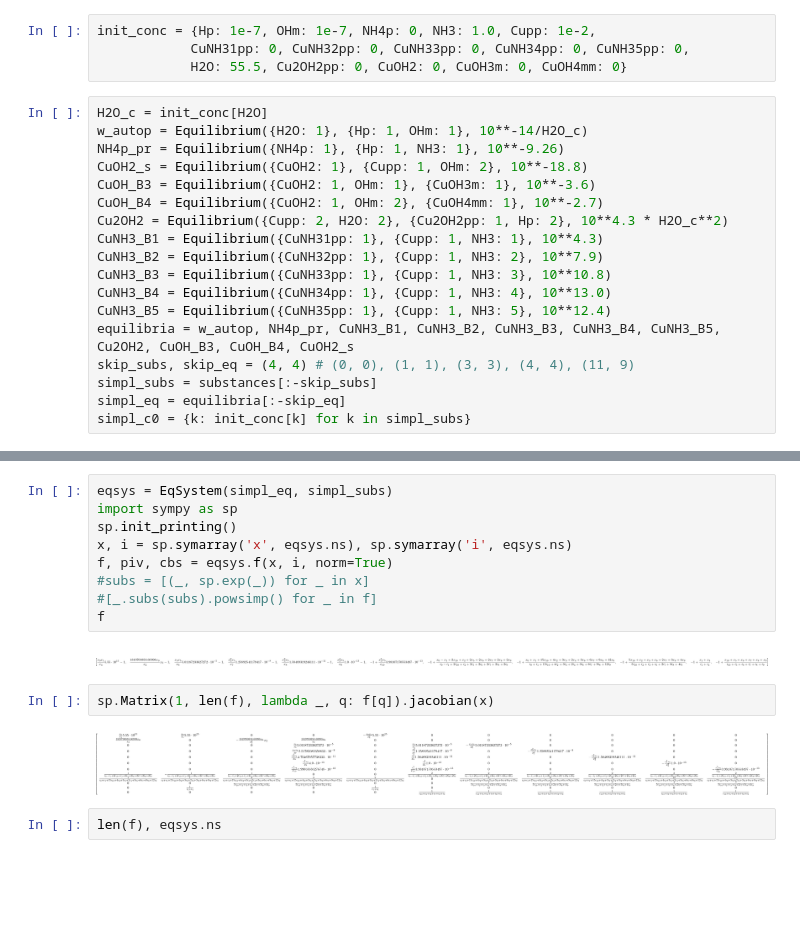
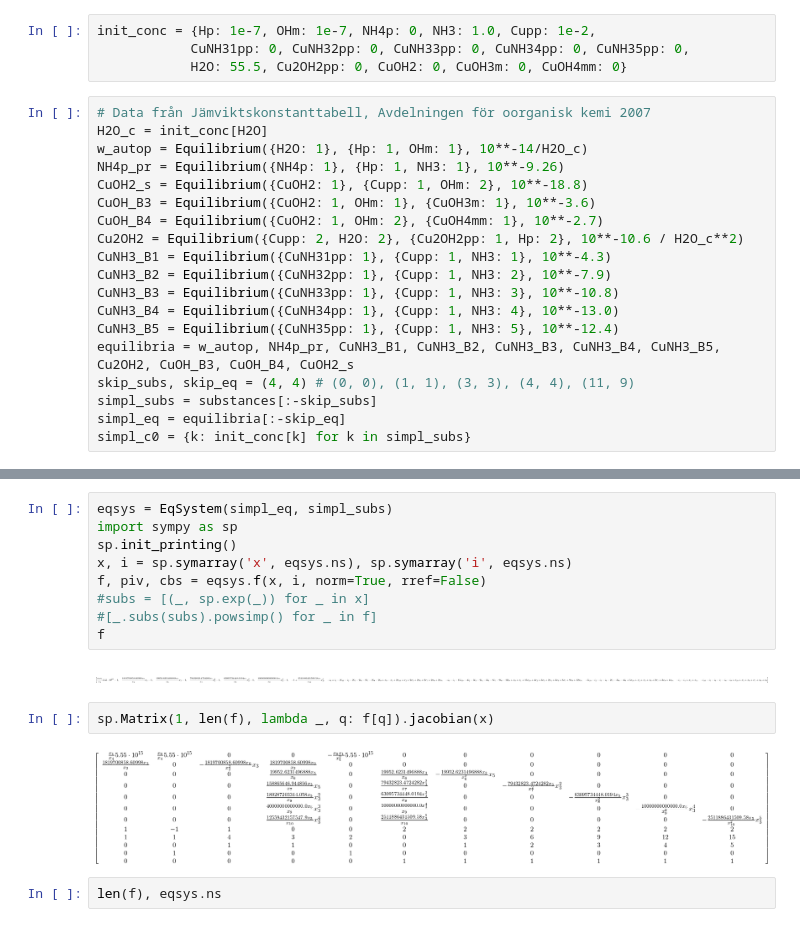
Before and after one commit to bjodah/chempy, a Jupyter notebook: examples/ammoincal_cupric_solution.ipynb, the cells around one changed output, grey strips where cells are left out. Cells and saved outputs as stored; diff of their text form; blank space fills up the shorter version.

```diff
--- a/examples/ammoincal_cupric_solution.ipynb
+++ b/examples/ammoincal_cupric_solution.ipynb
@@ -27,18 +27,19 @@ init_conc = {Hp: 1e-7, OHm: 1e-7, NH4p: 0, NH3: 1.0, Cupp: 1e-2,
             CuNH31pp: 0, CuNH32pp: 0, CuNH33pp: 0, CuNH34pp: 0, CuNH35pp: 0,
             H2O: 55.5, Cu2OH2pp: 0, CuOH2: 0, CuOH3m: 0, CuOH4mm: 0}
 # %%
+# Data från Jämviktskonstanttabell, Avdelningen för oorganisk kemi 2007
 H2O_c = init_conc[H2O]
 w_autop = Equilibrium({H2O: 1}, {Hp: 1, OHm: 1}, 10**-14/H2O_c)
 NH4p_pr = Equilibrium({NH4p: 1}, {Hp: 1, NH3: 1}, 10**-9.26)
 CuOH2_s = Equilibrium({CuOH2: 1}, {Cupp: 1, OHm: 2}, 10**-18.8)
 CuOH_B3 = Equilibrium({CuOH2: 1, OHm: 1}, {CuOH3m: 1}, 10**-3.6)
 CuOH_B4 = Equilibrium({CuOH2: 1, OHm: 2}, {CuOH4mm: 1}, 10**-2.7)
-Cu2OH2 = Equilibrium({Cupp: 2, H2O: 2}, {Cu2OH2pp: 1, Hp: 2}, 10**4.3 * H2O_c**2)
-CuNH3_B1 = Equilibrium({CuNH31pp: 1}, {Cupp: 1, NH3: 1}, 10**4.3)
-CuNH3_B2 = Equilibrium({CuNH32pp: 1}, {Cupp: 1, NH3: 2}, 10**7.9)
-CuNH3_B3 = Equilibrium({CuNH33pp: 1}, {Cupp: 1, NH3: 3}, 10**10.8)
-CuNH3_B4 = Equilibrium({CuNH34pp: 1}, {Cupp: 1, NH3: 4}, 10**13.0)
-CuNH3_B5 = Equilibrium({CuNH35pp: 1}, {Cupp: 1, NH3: 5}, 10**12.4)
+Cu2OH2 = Equilibrium({Cupp: 2, H2O: 2}, {Cu2OH2pp: 1, Hp: 2}, 10**-10.6 / H2O_c**2)
+CuNH3_B1 = Equilibrium({CuNH31pp: 1}, {Cupp: 1, NH3: 1}, 10**-4.3)
+CuNH3_B2 = Equilibrium({CuNH32pp: 1}, {Cupp: 1, NH3: 2}, 10**-7.9)
+CuNH3_B3 = Equilibrium({CuNH33pp: 1}, {Cupp: 1, NH3: 3}, 10**-10.8)
+CuNH3_B4 = Equilibrium({CuNH34pp: 1}, {Cupp: 1, NH3: 4}, 10**-13.0)
+CuNH3_B5 = Equilibrium({CuNH35pp: 1}, {Cupp: 1, NH3: 5}, 10**-12.4)
 equilibria = w_autop, NH4p_pr, CuNH3_B1, CuNH3_B2, CuNH3_B3, CuNH3_B4, CuNH3_B5, Cu2OH2, CuOH_B3, CuOH_B4, CuOH2_s
 skip_subs, skip_eq = (4, 4) # (0, 0), (1, 1), (3, 3), (4, 4), (11, 9)
 simpl_subs = substances[:-skip_subs]
@@ -76,18 +77,18 @@ $Cu(NH_3)_5^{2+} \rightleftharpoons Cu^{2+} + 5 NH_3~~~~~~~~~~~~~~~~~~~~~~~~~~~~
 # %%
 eqsys = EqSystem(simpl_eq, simpl_subs)
 import sympy as sp
 sp.init_printing()
 x, i = sp.symarray('x', eqsys.ns), sp.symarray('i', eqsys.ns)
-f, piv, cbs = eqsys.f(x, i, norm=True)
+f, piv, cbs = eqsys.f(x, i, norm=True, rref=False)
 #subs = [(_, sp.exp(_)) for _ in x]
 #[_.subs(subs).powsimp() for _ in f]
 f
 # %% [output]
-[figure, old version]
+[figure, new version]
 # %%
 sp.Matrix(1, len(f), lambda _, q: f[q]).jacobian(x)
 # %% [output]
-[figure, old version]
+[figure, new version]
 # %%
 len(f), eqsys.ns
 # %% [output]
```
Also changed, not shown: parts of 4 cells of this notebook, 2 other files.
